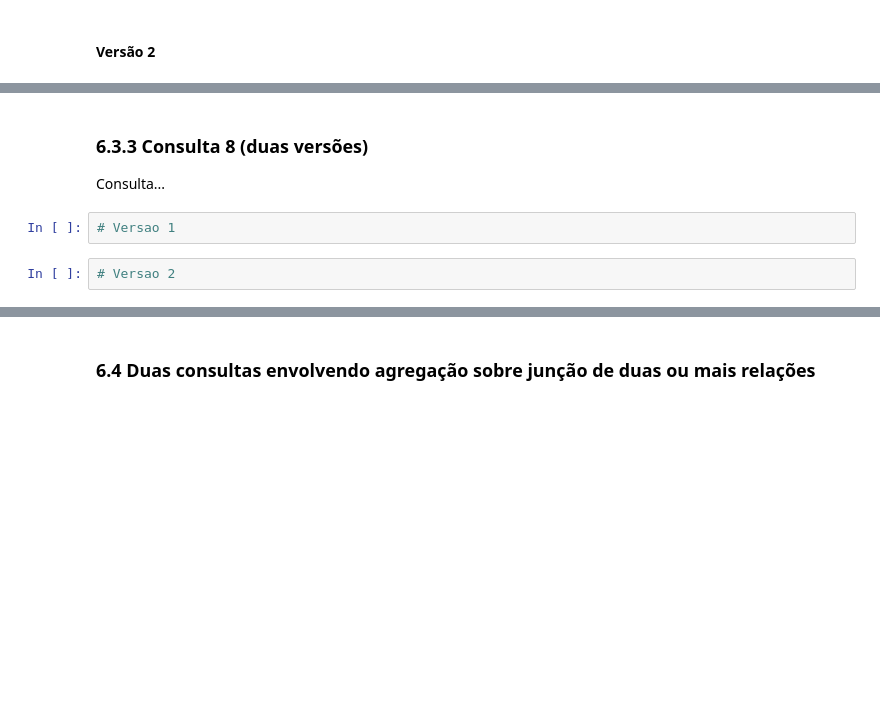
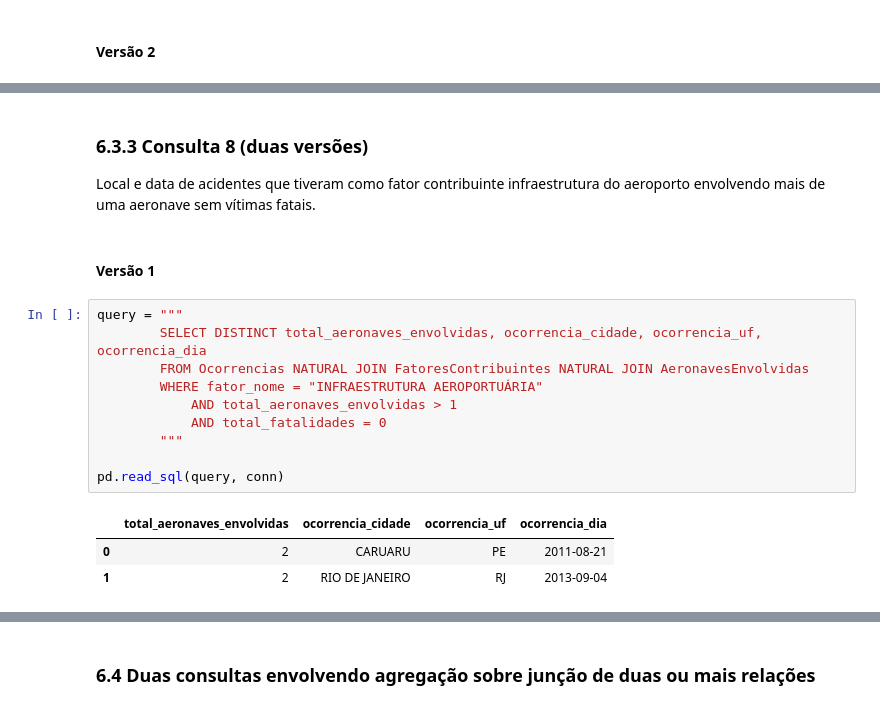
Before and after one commit to otavio-silva/IBD-TP2, a Jupyter notebook: code/TrabalhoPratico02.ipynb, the cells around one changed output, grey strips where cells are left out. Drawn from its saved outputs; the diff is of its cells as text; blank space fills up the shorter version.

Commit message:
Nova Consulta: Local e data de acidentes que tiveram como fator contribuinte infraestrutura do aeroporto envolvendo mais de uma aeronave sem vítimas fatais.

```diff
--- a/code/TrabalhoPratico02.ipynb
+++ b/code/TrabalhoPratico02.ipynb
@@ -735,10 +735,22 @@ pd.read_sql(query, conn)
 | 43 | ACIDENTE | INDETERMINADO | 1 | 2018-07-27 | ITAPEMA | ... |
 | 44 | ACIDENTE | FALHA DO MOTOR EM VOO | 1 | 2015-01-04 | TOLEDO | ... |
 | 45 | ACIDENTE | PERDA DE CONTROLE EM VOO | 1 | 2018-12-29 | ARACAJU | ... |
-# %% [markdown]
-### 6.3.3 Consulta 8 (duas versões)
-Consulta...
-# %%
-# Versao 1
-# %%
-# Versao 2
+# %% [markdown]
+### 6.3.3 Consulta 8 (duas versões)
+Local e data de acidentes que tiveram como fator contribuinte infraestrutura do aeroporto envolvendo mais de uma aeronave sem vítimas fatais.
+# %% [markdown]
+#### Versão 1
+# %%
+query = """
+        SELECT DISTINCT total_aeronaves_envolvidas, ocorrencia_cidade, ocorrencia_uf, ocorrencia_dia
+        FROM Ocorrencias NATURAL JOIN FatoresContribuintes NATURAL JOIN AeronavesEnvolvidas
+        WHERE fator_nome = "INFRAESTRUTURA AEROPORTUÁRIA"
+            AND total_aeronaves_envolvidas > 1
+            AND total_fatalidades = 0
+        """
+
+pd.read_sql(query, conn)
+# %% [output]
+|  | total_aeronaves_envolvidas | ocorrencia_cidade | ocorrencia_uf | ocorrencia_dia |
+| 0 | 2 | CARUARU | PE | 2011-08-21 |
+| 1 | 2 | RIO DE JANEIRO | RJ | 2013-09-04 |
```
Also changed, not shown: parts of 2 cells of this notebook.
